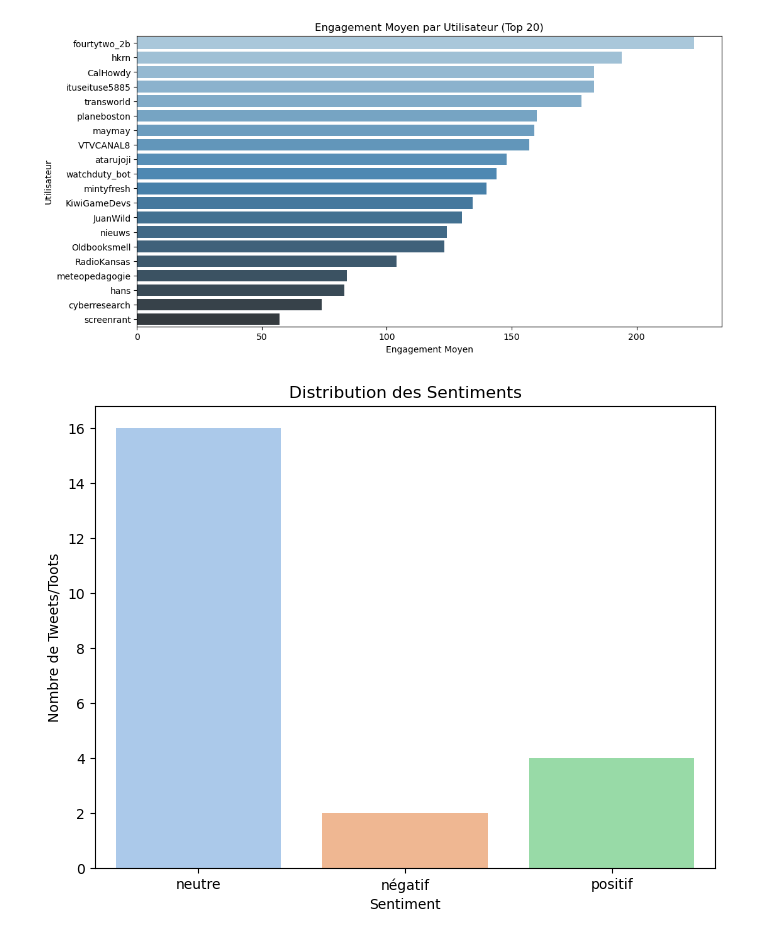
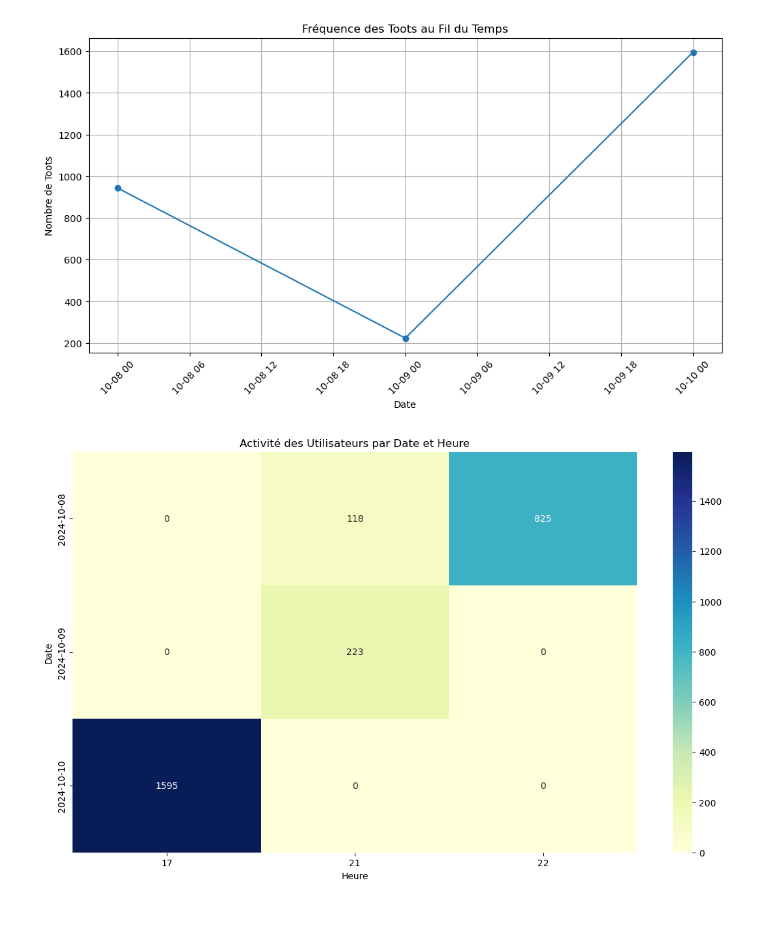
Before and after one commit to Rotabey/5SPAR, a Jupyter notebook: notebooks/visualizations/vis.ipynb, the cells around one changed output. Drawn from its saved outputs; the diff is of its cells as text; code cells hidden in the pictures.

Commit message:
visualisations, rollback, commit

```diff
--- a/notebooks/visualizations/vis.ipynb
+++ b/notebooks/visualizations/vis.ipynb
@@ -30,20 +30,15 @@ gold_mastodon_pd_df = gold_mastodon_df.toPandas()
 
 # Fonction pour créer un nuage de mots à partir des hashtags
 def plot_wordcloud(df):
-    # Compter les hashtags, en excluant les valeurs nulles, vides, ou les listes vides
     hashtags_series = df['hashtags'].str.split(',').explode()
     hashtags_series = hashtags_series.dropna().str.strip()  # Exclure les valeurs nulles et enlever les espaces
     hashtags_series = hashtags_series[hashtags_series != ""]  # Exclure les chaînes vides
     hashtags_series = hashtags_series[hashtags_series != "[]"]  # Exclure les listes vides
 
-    # Vérifier si des hashtags existent avant de générer le nuage de mots
     if not hashtags_series.empty:
         hashtags_text = ' '.join(hashtags_series)
-
-        # Générer le nuage de mots
         wordcloud = WordCloud(width=800, height=400, background_color='white').generate(hashtags_text)
 
-        # Afficher le nuage de mots
         plt.figure(figsize=(10, 6))
         plt.imshow(wordcloud, interpolation='bilinear')
         plt.axis('off')  # Ne pas afficher les axes
@@ -54,30 +49,21 @@ def plot_wordcloud(df):
 
 # Top Hashtags
 def treemap_top_hashtags(df):
-    # Extraire et compter les hashtags
     hashtags_series = df['hashtags'].str.split(',').explode()
-    hashtags_series = hashtags_series.dropna().str.strip()  # Exclure les valeurs nulles et enlever les espaces
-    hashtags_series = hashtags_series[hashtags_series != ""]  # Exclure les chaînes vides
-    hashtags_series = hashtags_series[hashtags_series != "[]"]  # Exclure les listes vides
+    hashtags_series = hashtags_series.dropna().str.strip()
+    hashtags_series = hashtags_series[hashtags_series != ""]
+    hashtags_series = hashtags_series[hashtags_series != "[]"]
 
-    # Obtenir les 10 hashtags les plus fréquents
     top_hashtags = hashtags_series.value_counts().head(10)
 
-    # Vérifier s'il y a des hashtags à visualiser
     if not top_hashtags.empty:
-        # Préparer les données pour le treemap
         tailles = top_hashtags.values
         etiquettes = top_hashtags.index
 
-        # Créer le treemap
         plt.figure(figsize=(12, 8))
         squarify.plot(sizes=tailles, label=etiquettes, alpha=0.8, color=sns.color_palette("coolwarm", len(etiquettes)))
-
-        # Ajouter un titre au graphique
         plt.title('Top Hashtags - Treemap', fontsize=18)
-        plt.axis('off')  # Désactiver les axes
-
-        # Afficher le graphique
+        plt.axis('off')
         plt.show()
     else:
         print("Aucun hashtag disponible pour générer le treemap.")
@@ -91,33 +77,63 @@ def plot_sentiment_distribution(df):
     plt.ylabel('Nombre de Tweets/Toots')
     plt.show()
 
 def plot_engagement_by_sentiment(df):
     plt.figure(figsize=(10, 6))
     sns.boxplot(data=df, x='sentiment_category', y='total_engagement', hue='sentiment_category', palette='Set2', legend=False)
     plt.title('Distribution des Engagements Totaux par Sentiment')
     plt.xlabel('Sentiment')
     plt.ylabel('Total des Engagements')
     plt.grid(True)
     plt.show()
 
 def plot_average_engagement_per_user(df):
-    user_engagement = df.groupby('username')['average_engagement_per_post'].mean().sort_values(ascending=False).head(20)  # Top 20 utilisateurs
+    user_engagement = df.groupby('username')['average_engagement_per_post'].mean().sort_values(ascending=False).head(20)
     plt.figure(figsize=(12, 6))
     sns.barplot(x=user_engagement.values, y=user_engagement.index, hue=user_engagement.index, palette='Blues_d', legend=False)
     plt.title('Engagement Moyen par Utilisateur (Top 20)')
     plt.xlabel('Engagement Moyen')
     plt.ylabel('Utilisateur')
     plt.show()
 
+# Nouvelle fonction : Fréquence des Toots
+def plot_frequency_of_toots(df):
+    df['created_at'] = pd.to_datetime(df['created_at'])
+    time_series = df.resample('D', on='created_at').count()['post_id']  # Remplace 'id' par le nom de ta colonne d'identifiant
+    plt.figure(figsize=(12, 6))
+    plt.plot(time_series.index, time_series.values, marker='o')
+    plt.title('Fréquence des Toots au Fil du Temps')
+    plt.xlabel('Date')
+    plt.ylabel('Nombre de Toots')
+    plt.xticks(rotation=45)
+    plt.grid()
+    plt.show()
+
+# Nouvelle fonction : Activité des Utilisateurs
+def plot_user_activity(df):
+    df['created_at'] = pd.to_datetime(df['created_at'])
+    df['hour'] = df['created_at'].dt.hour
+    df['date'] = df['created_at'].dt.date
+
+    user_activity = df.groupby(['date', 'hour']).size().unstack(fill_value=0)
+
+    plt.figure(figsize=(14, 8))
+    sns.heatmap(user_activity, cmap="YlGnBu", annot=True, fmt="d")
+    plt.title('Activité des Utilisateurs par Date et Heure')
+    plt.xlabel('Heure')
+    plt.ylabel('Date')
+    plt.show()
+
 # Appel des fonctions pour générer les visualisations
+plot_frequency_of_toots(gold_mastodon_pd_df)
+plot_user_activity(gold_mastodon_pd_df)
 plot_average_engagement_per_user(gold_mastodon_pd_df)
 plot_sentiment_distribution(gold_mastodon_pd_df)
 plot_engagement_by_sentiment(gold_mastodon_pd_df)
 treemap_top_hashtags(gold_mastodon_pd_df)
 plot_wordcloud(gold_mastodon_pd_df)
 
 # Arrêter la session Spark
 spark.stop()
 # %% [output]
-[figure, old version]
+[figure, new version]
-[figure, old version]
+[figure, new version]
```
Also changed, not shown: parts of 1 cell of this notebook, 4 other files.
